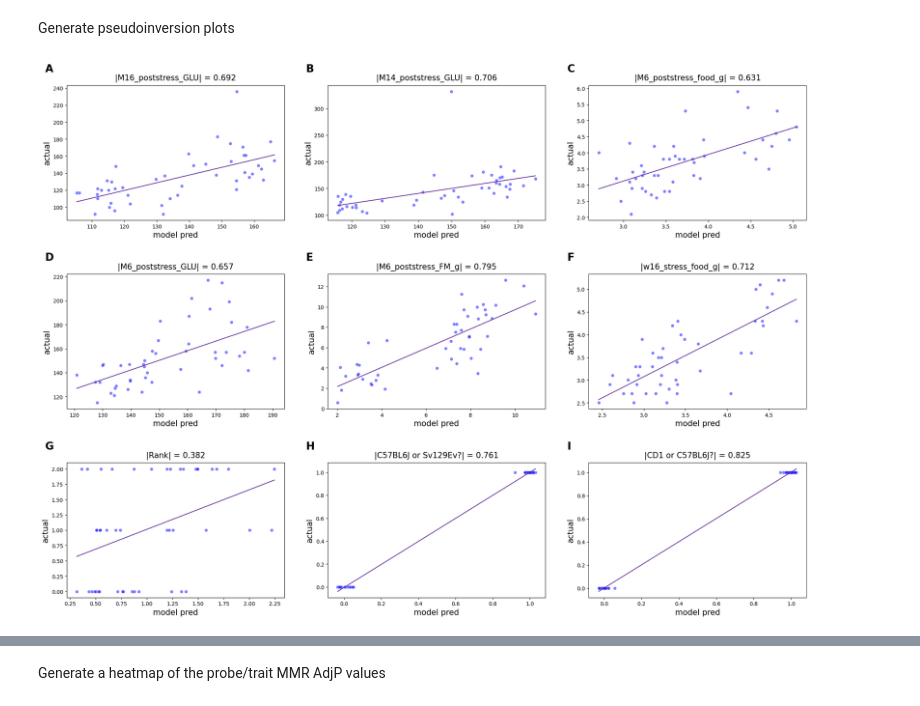
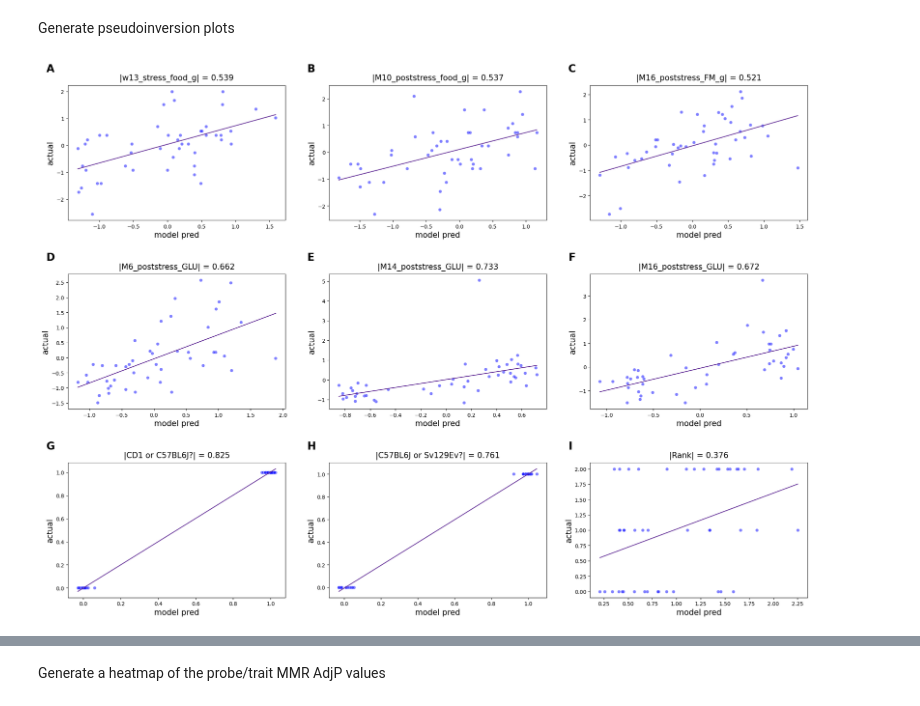
Before and after one commit to SamAndTheSun/CSS_healthspan_epigenetics, a Jupyter notebook: pseudoinverse_model.ipynb, the cells around one changed output, grey strips where cells are left out. Cells and saved outputs as stored; diff of their text form; code cells hidden in the pictures.

Commit message:
fixed filtering

```diff
--- a/pseudoinverse_model.ipynb
+++ b/pseudoinverse_model.ipynb
@@ -46,18 +49,21 @@ Scale (not normalize) each row by dividing it by its standard deviation
 # %%
 # avoid scaling the categorical variables
 no_categorical = trait_data.drop(['CD1 or C57BL6J?', 'C57BL6J or Sv129Ev?', 'Rank', 'High Fat Diet?'])
+no_categorical = no_categorical.T
 
 # divide each row (trait) by its standard deviation
-trait_data_std = no_categorical.div(no_categorical.std(axis='rows'))
+trait_data_std = (no_categorical-no_categorical.mean())/no_categorical.std()
 
 # add the categorical variables back to the dataframe
 categorical_vars = trait_data.loc[['CD1 or C57BL6J?', 'C57BL6J or Sv129Ev?', 'Rank', 'High Fat Diet?']]
+
+trait_data_std = trait_data_std.T
 trait_data_std = pd.concat([trait_data_std, categorical_vars], axis=0)
 # %% [markdown]
 Filter the trait data to remove collinearity
 # %%
 filter = 0.70
-f_trait_data = quality_filter(trait_data, filter)
+f_trait_data, masked_corr = quality_filter(trait_data_std, filter)
 
 print(f'{f_trait_data.shape[0]} traits')
 # %% [output]
@@ -65,9 +85,9 @@ print(f'{f_trait_data.shape[0]} traits')
 # %% [markdown]
 Generate pseudoinversion plots
 # %%
-trait_thresh = 0.60
+trait_thresh = 0.50
 probe_thresh = 0.50
-pinv_dropmin(f_trait_data, meth_data, trait_thresh,
+pred, actual, index = pinv_dropmin(f_trait_data, meth_data, trait_thresh,
              find_meth=False, probe_thresh=probe_thresh);
 # %% [output]
-[figure, old version]
+[figure, new version]
```
Also changed, not shown: parts of 10 cells of this notebook, 2 other files.
